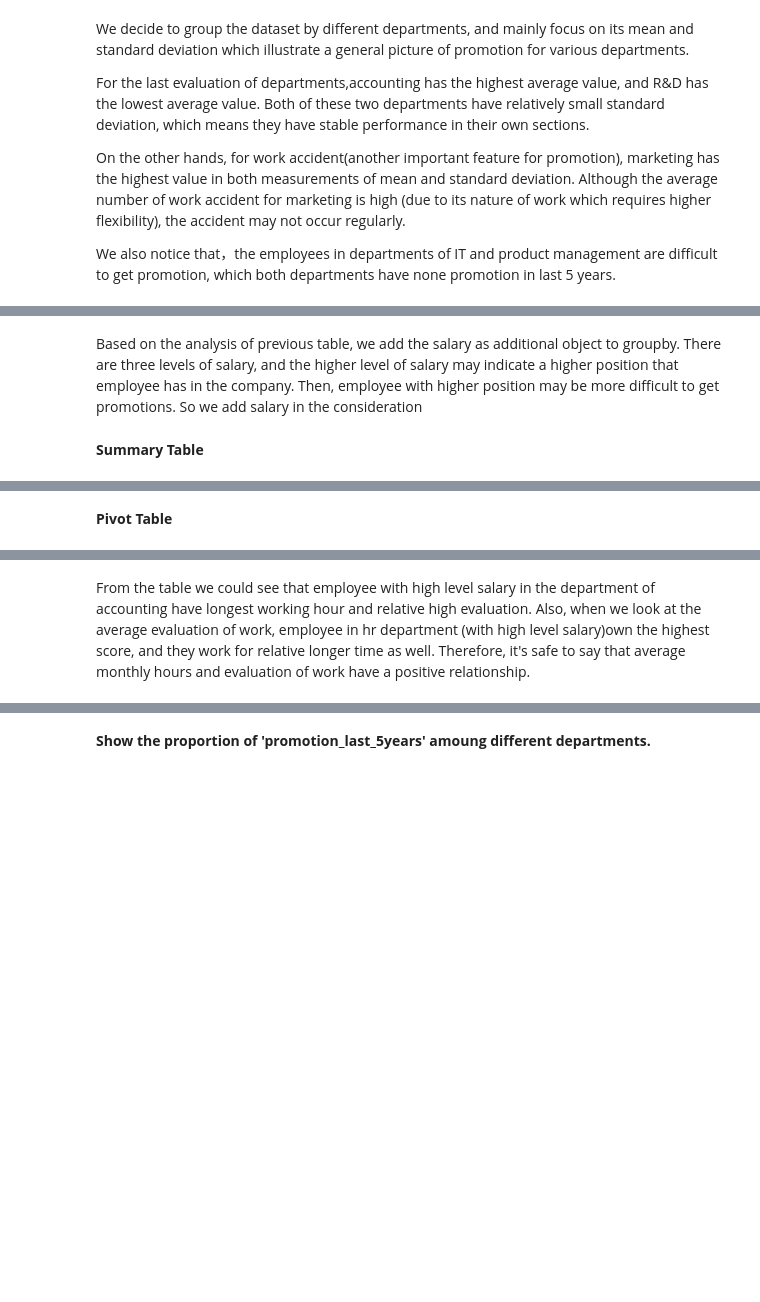
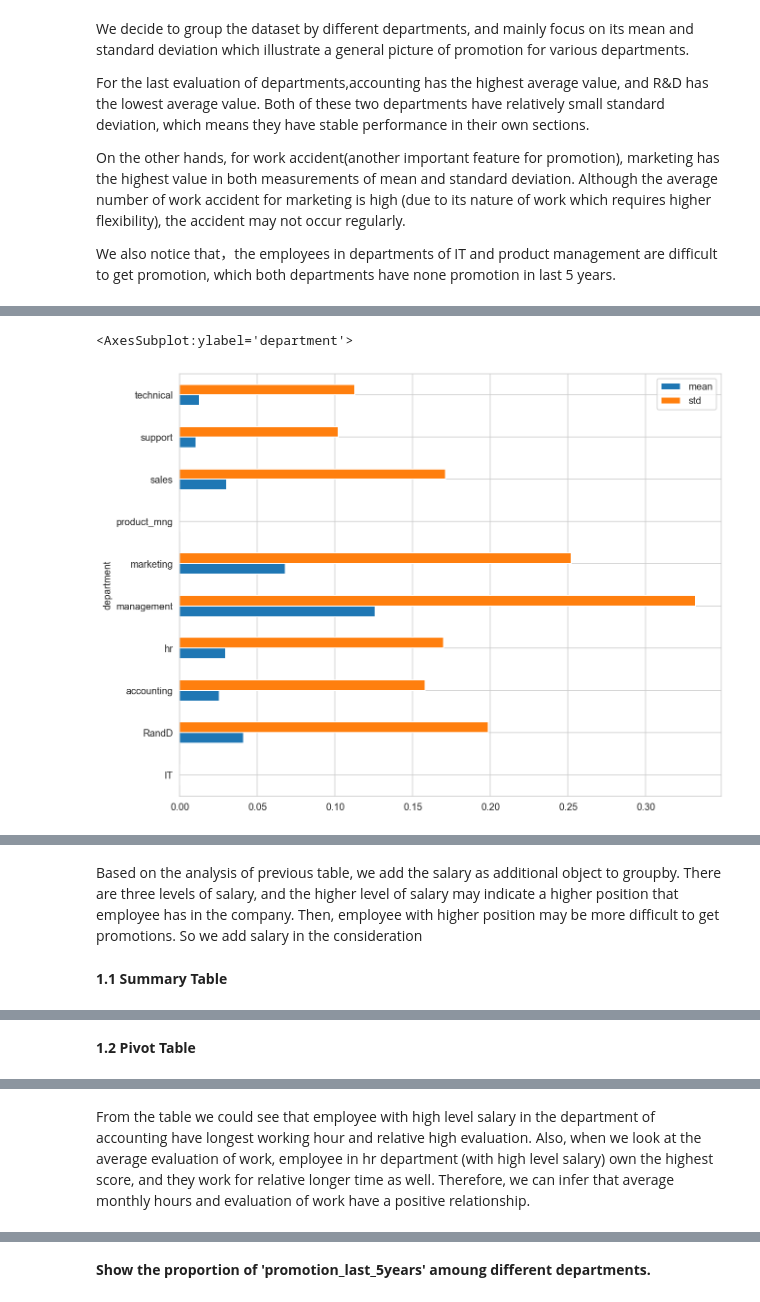
Before and after one commit to AndyWork952/HR-Data-Analysis, a Jupyter notebook: Group2_final_project.ipynb, the cells around one changed output, grey strips where cells are left out. Cells and saved outputs as stored; diff of their text form; code cells hidden in the pictures; blank space fills up the shorter version.

```diff
--- a/Group2_final_project.ipynb
+++ b/Group2_final_project.ipynb
@@ -212,3 +224,8 @@ We also notice that，the employees in departments of IT and product management
+# %%
+hr_df4.groupby('department').promotion_last_5years.agg([np.mean, np.std]).plot(kind='barh', figsize = (10,8))
+# %% [output]
+<AxesSubplot:ylabel='department'>
+[figure, added]
 # %%
 columns_to_show = ['last_evaluation', 'number_project', 'average_montly_hours', 'time_spend_company', 'work_accident',
                    'promotion_last_5years']
@@ -236,7 +253,7 @@ hr_df4.groupby(['department', 'salary'])[columns_to_show].agg([np.mean, np.min,
 # %% [markdown]
 Based on the analysis of previous table, we add the salary as additional object to groupby. There are three levels of salary, and the higher level of salary may indicate a higher position that employee has in the company. Then, employee with higher position may be more difficult to get promotions. So we add salary in the consideration
 # %% [markdown]
-**Summary Table**
+**1.1 Summary Table**
 # %%
 pd.crosstab(index = hr_df4['salary'], columns = hr_df4['department'])
 # %% [output]
@@ -254,7 +271,7 @@ pd.crosstab(index = hr_df4['salary'], columns = hr_df4['department'], normalize
 | low | 0.037744 | 0.027516 | 0.022810 | 0.021180 | 0.010500 | 0.024258 | 0.030413 | 0.122828 | 0.066075 | ... |
 | medium | 0.038921 | 0.027878 | 0.020818 | 0.021271 | 0.016926 | 0.026792 | 0.025978 | 0.128711 | 0.068881 | ... |
 # %% [markdown]
-**Pivot Table**
+**1.2 Pivot Table**
 # %%
 hr_df4.pivot_table(values = ['last_evaluation', 'number_project', 'average_montly_hours', 'time_spend_company', 'work_accident', 'promotion_last_5years'],
                index = ['department','salary'],
@@ -281,6 +298,6 @@ hr_df4.pivot_table(values = ['last_evaluation', 'number_project', 'average_montl
 # %% [markdown]
 From the table we could see that employee with high level salary in the department of accounting have longest working
 hour and relative high evaluation. Also, when we look at the average evaluation
-of work, employee in hr department (with high level salary)own the highest score, and they work for relative longer
-time as well. Therefore, it's safe to say that average monthly hours and evaluation of work have a positive
+of work, employee in hr department (with high level salary) own the highest score, and they work for relative longer
+time as well. Therefore, we can infer that average monthly hours and evaluation of work have a positive
 relationship.
```
Also changed, not shown: parts of 23 cells of this notebook.
